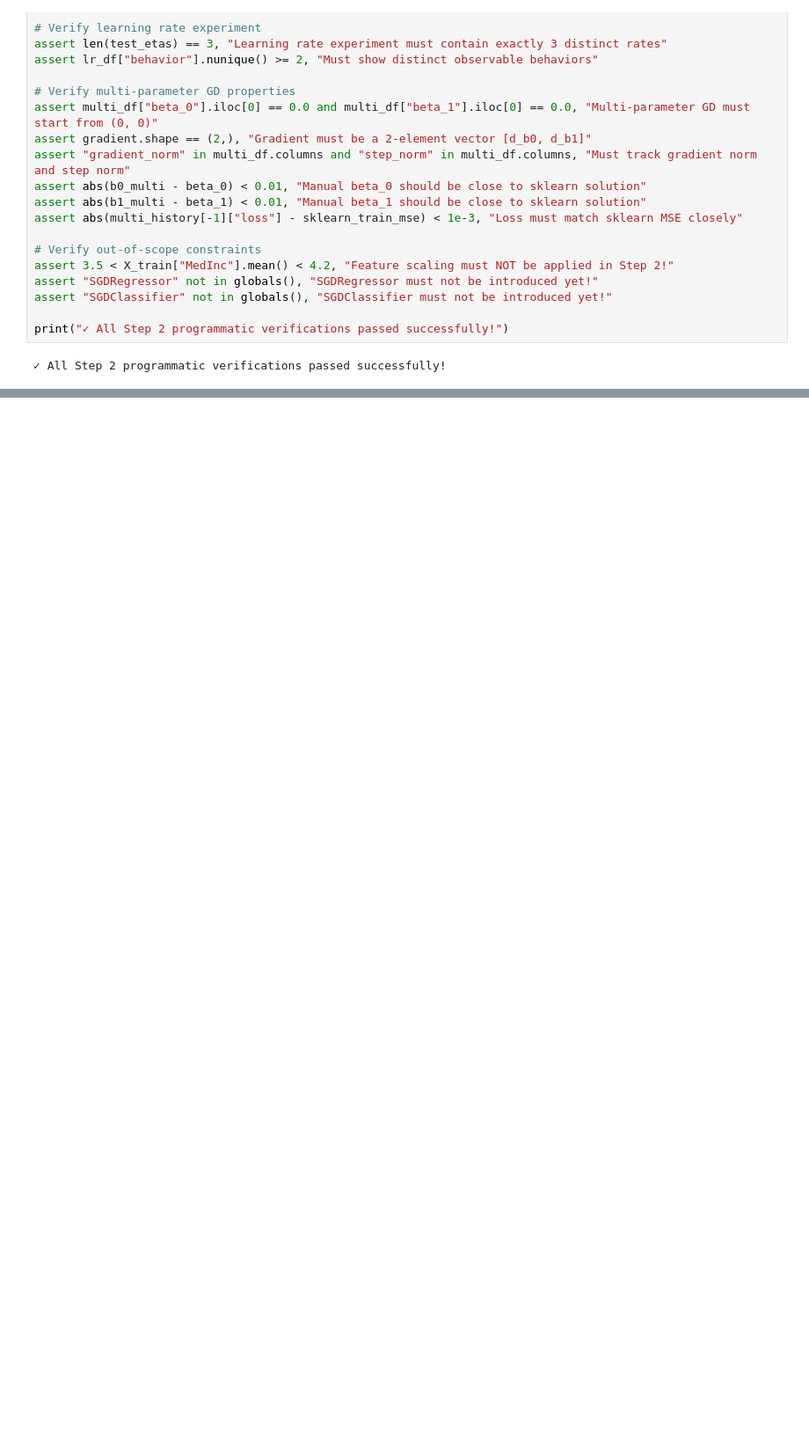
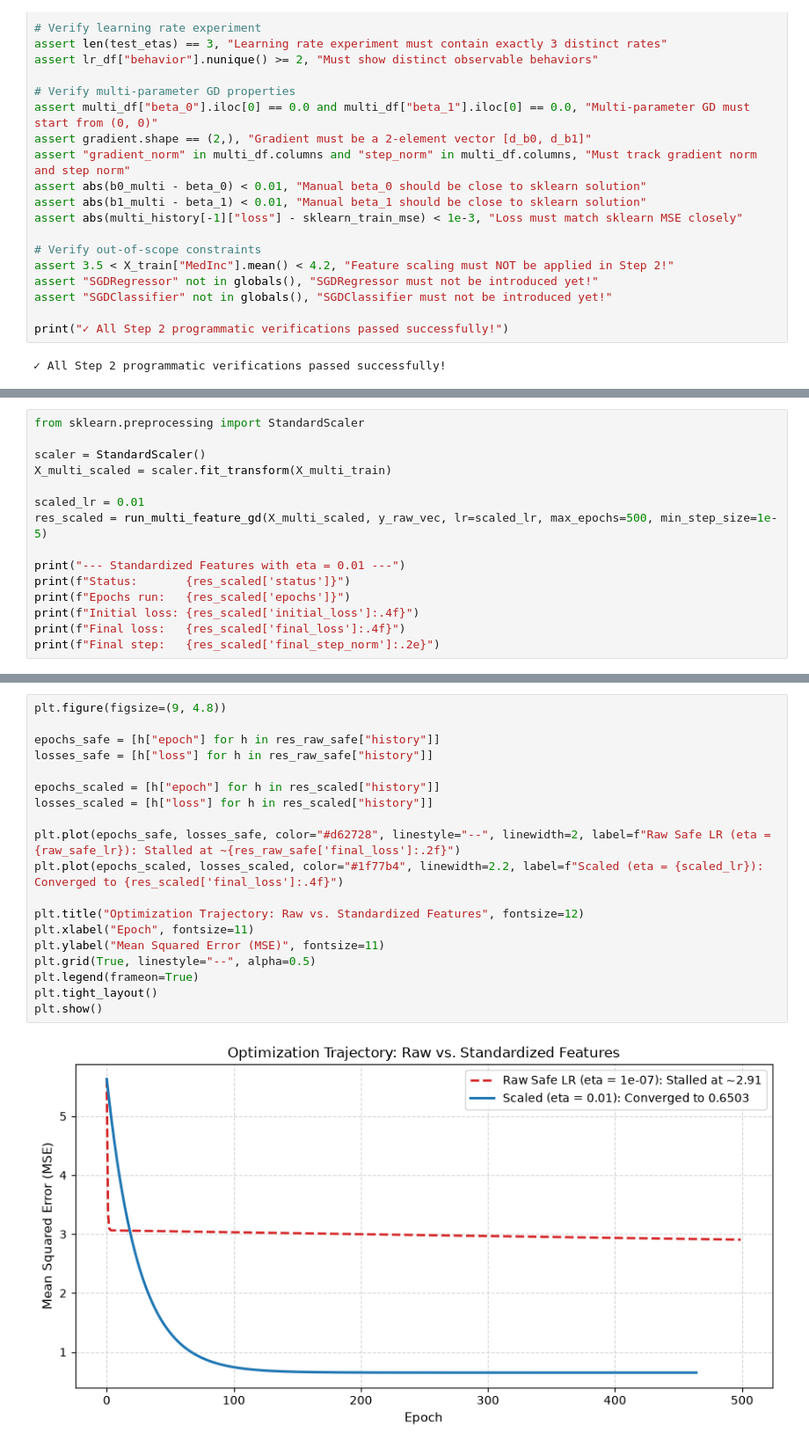
Before and after one commit to abed-dvp/california-housing-training-optimization, a Jupyter notebook: notebook.ipynb, the cells around one changed output, grey strips where cells are left out. Shown at 88% size. Cells and saved outputs as stored; diff of their text form; blank space fills up the shorter version.

```diff
--- a/notebook.ipynb
+++ b/notebook.ipynb
@@ -945,0 +1191,15 @@ print("✓ All Step 2 programmatic verifications passed successfully!")
+# %%
+from sklearn.preprocessing import StandardScaler
+
+scaler = StandardScaler()
+X_multi_scaled = scaler.fit_transform(X_multi_train)
+
+scaled_lr = 0.01
+res_scaled = run_multi_feature_gd(X_multi_scaled, y_raw_vec, lr=scaled_lr, max_epochs=500, min_step_size=1e-5)
+
+print("--- Standardized Features with eta = 0.01 ---")
+print(f"Status:       {res_scaled['status']}")
+print(f"Epochs run:   {res_scaled['epochs']}")
+print(f"Initial loss: {res_scaled['initial_loss']:.4f}")
+print(f"Final loss:   {res_scaled['final_loss']:.4f}")
+print(f"Final step:   {res_scaled['final_step_norm']:.2e}")
@@ -945,0 +1263,21 @@ print("✓ All Step 2 programmatic verifications passed successfully!")
+# %%
+plt.figure(figsize=(9, 4.8))
+
+epochs_safe = [h["epoch"] for h in res_raw_safe["history"]]
+losses_safe = [h["loss"] for h in res_raw_safe["history"]]
+
+epochs_scaled = [h["epoch"] for h in res_scaled["history"]]
+losses_scaled = [h["loss"] for h in res_scaled["history"]]
+
+plt.plot(epochs_safe, losses_safe, color="#d62728", linestyle="--", linewidth=2, label=f"Raw Safe LR (eta = {raw_safe_lr}): Stalled at ~{res_raw_safe['final_loss']:.2f}")
+plt.plot(epochs_scaled, losses_scaled, color="#1f77b4", linewidth=2.2, label=f"Scaled (eta = {scaled_lr}): Converged to {res_scaled['final_loss']:.4f}")
+
+plt.title("Optimization Trajectory: Raw vs. Standardized Features", fontsize=12)
+plt.xlabel("Epoch", fontsize=11)
+plt.ylabel("Mean Squared Error (MSE)", fontsize=11)
+plt.grid(True, linestyle="--", alpha=0.5)
+plt.legend(frameon=True)
+plt.tight_layout()
+plt.show()
+# %% [output]
+[figure, added]
```
Also changed, not shown: parts of 32 cells of this notebook, 1 other file.
